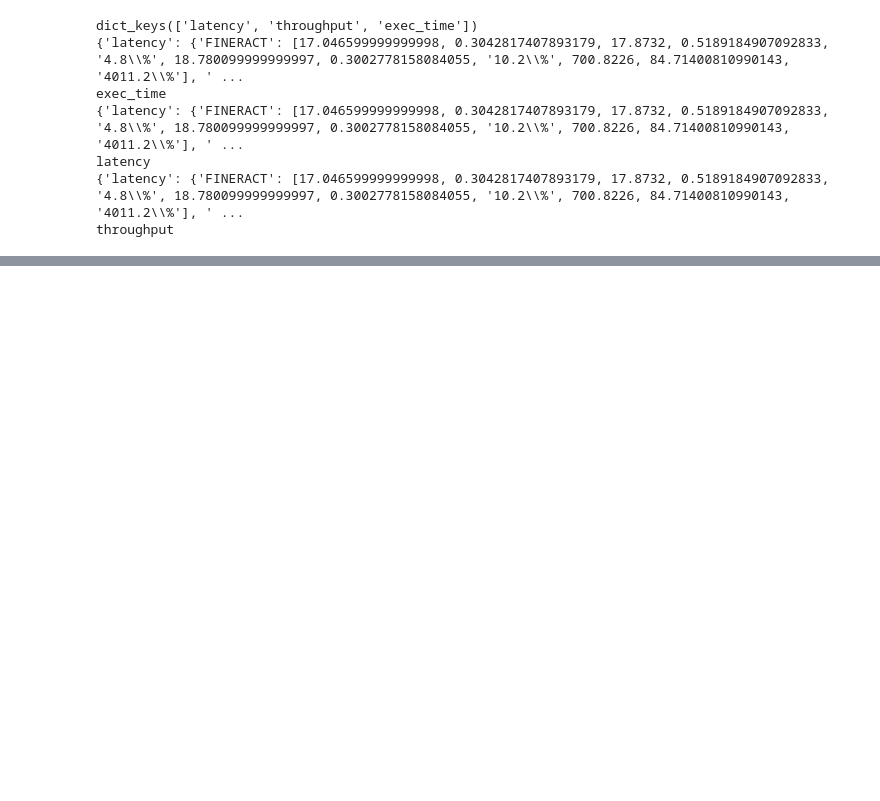
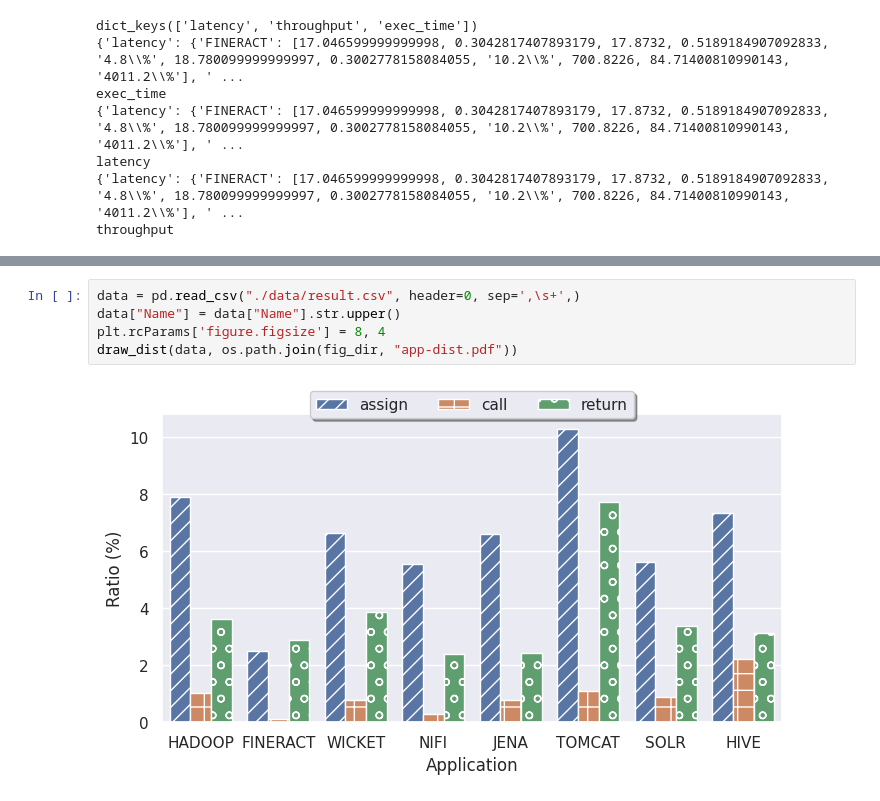
Before and after one commit to aoli-al/exchain, a Jupyter notebook: applications/scripts/process_data.ipynb, the cells around one changed output, grey strips where cells are left out. Drawn from its saved outputs; the diff is of its cells as text; blank space fills up the shorter version.

```diff
--- a/applications/scripts/process_data.ipynb
+++ b/applications/scripts/process_data.ipynb
@@ -96,0 +99,7 @@ hive_13410 7333.726800441742 2238.788341283798
+# %%
+data = pd.read_csv("./data/result.csv", header=0, sep=',\s+',)
+data["Name"] = data["Name"].str.upper()
+plt.rcParams['figure.figsize'] = 8, 4
+draw_dist(data, os.path.join(fig_dir, "app-dist.pdf"))
+# %% [output]
+[figure, added]
```
Also changed, not shown: parts of 4 cells of this notebook, 7 other files.
